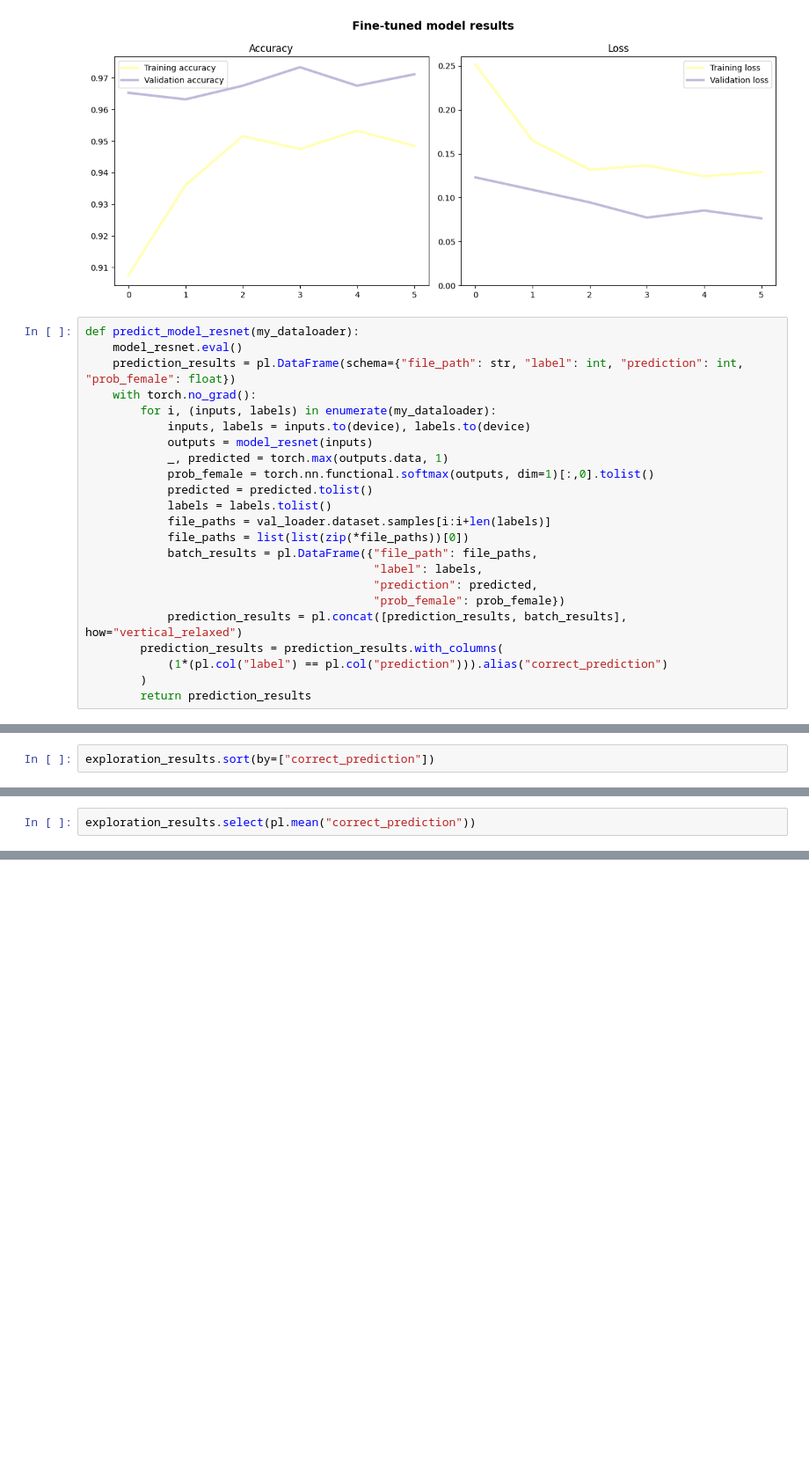
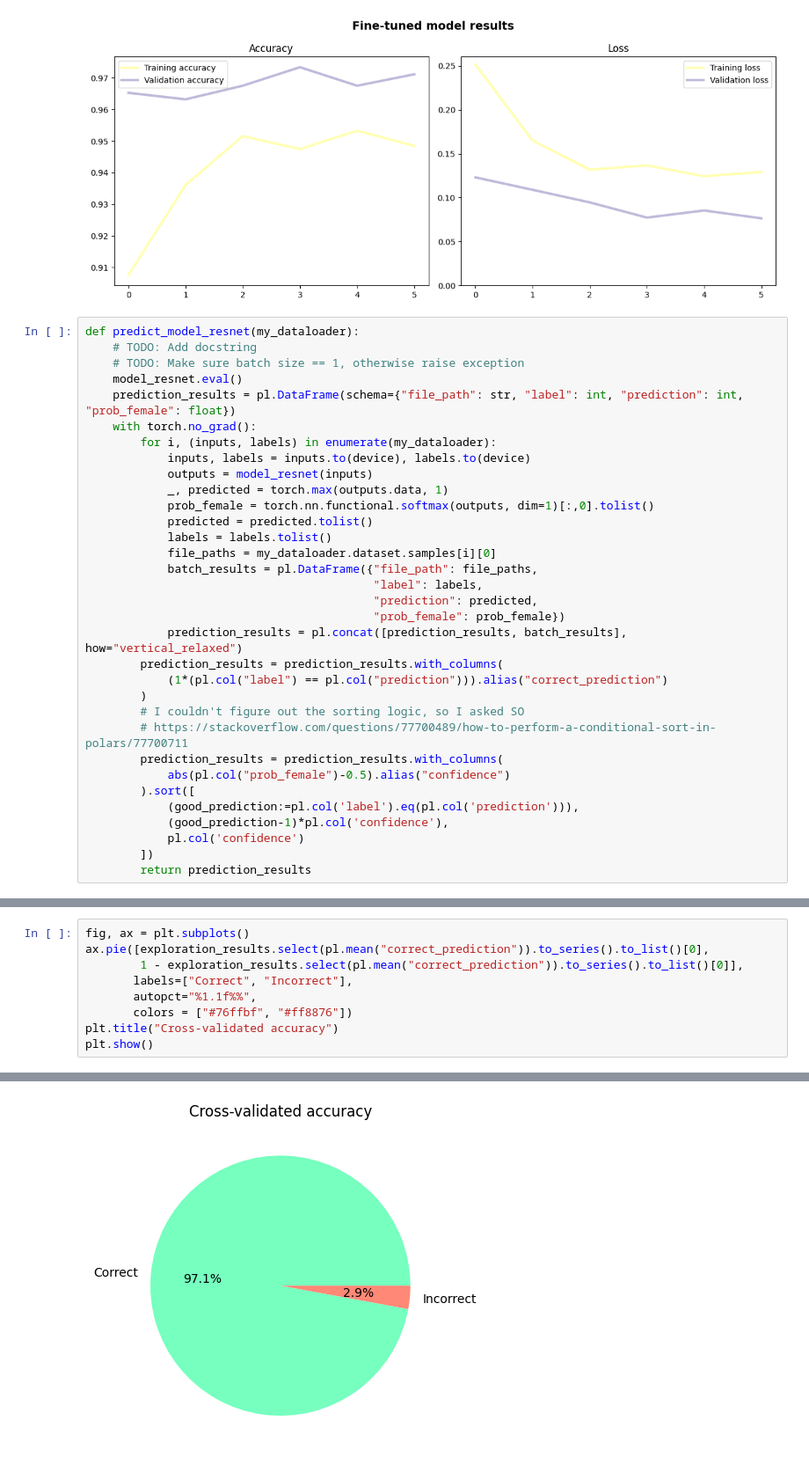
Before and after one commit to Breza/genderative_ai, a Jupyter notebook: Analysis/genderative_analysis.ipynb, the cells around one changed output, grey strips where cells are left out. Shown at 88% size. Saved outputs shown, nothing was run; the diff lists cells and outputs as text; blank space fills up the shorter version.

Commit message:
Completes image labeler and adds it to main analysis notebook

```diff
--- a/Analysis/genderative_analysis.ipynb
+++ b/Analysis/genderative_analysis.ipynb
@@ -494,6 +498,8 @@ plot_training_progress(train_acc=resnet_train_epoch_accuracy,
 [figure]
 # %%
 def predict_model_resnet(my_dataloader):
+    # TODO: Add docstring
+    # TODO: Make sure batch size == 1, otherwise raise exception
     model_resnet.eval()
     prediction_results = pl.DataFrame(schema={"file_path": str, "label": int, "prediction": int, "prob_female": float})
     with torch.no_grad():
@@ -504,8 +510,7 @@ def predict_model_resnet(my_dataloader):
             prob_female = torch.nn.functional.softmax(outputs, dim=1)[:,0].tolist()
             predicted = predicted.tolist()
             labels = labels.tolist()
-            file_paths = val_loader.dataset.samples[i:i+len(labels)]
-            file_paths = list(list(zip(*file_paths))[0])
+            file_paths = my_dataloader.dataset.samples[i][0]
             batch_results = pl.DataFrame({"file_path": file_paths,
                                           "label": labels,
                                           "prediction": predicted,
@@ -514,6 +519,15 @@ def predict_model_resnet(my_dataloader):
         prediction_results = prediction_results.with_columns(
             (1*(pl.col("label") == pl.col("prediction"))).alias("correct_prediction")
         )
+        # I couldn't figure out the sorting logic, so I asked SO
+        # https://stackoverflow.com/questions/77700489/how-to-perform-a-conditional-sort-in-polars/77700711
+        prediction_results = prediction_results.with_columns(
+            abs(pl.col("prob_female")-0.5).alias("confidence")
+        ).sort([
+            (good_prediction:=pl.col('label').eq(pl.col('prediction'))),
+            (good_prediction-1)*pl.col('confidence'),
+            pl.col('confidence')
+        ])
         return prediction_results
 # %%
 exploration_loader=DataLoader(val_dataset, batch_size=1, shuffle=False)
@@ -522,2 +534,0 @@ exploration_results.write_csv("exploration_results_single.csv")
-# %%
-exploration_results.sort(by=["correct_prediction"])
@@ -544,3 +535,10 @@ shape: (5_794, 5)
 # %%
-exploration_results.select(pl.mean("correct_prediction"))
+fig, ax = plt.subplots()
+ax.pie([exploration_results.select(pl.mean("correct_prediction")).to_series().to_list()[0],
+        1 - exploration_results.select(pl.mean("correct_prediction")).to_series().to_list()[0]],
+       labels=["Correct", "Incorrect"],
+       autopct="%1.1f%%",
+       colors = ["#76ffbf", "#ff8876"])
+plt.title("Cross-validated accuracy")
+plt.show()
 # %% [output]
@@ -551 +545,2 @@ shape: (1, 1)
+[figure, added]
 # %%
```
Also changed, not shown: parts of 18 cells of this notebook, 1 other file.
